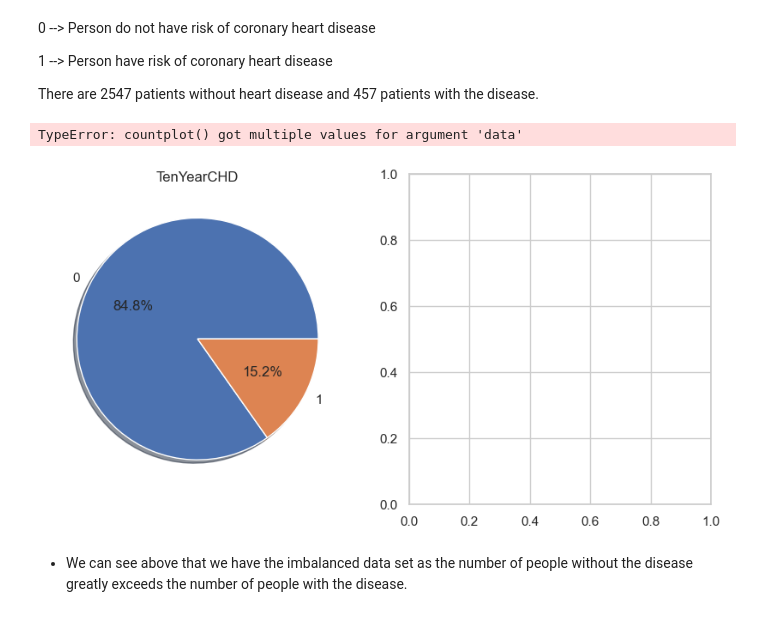
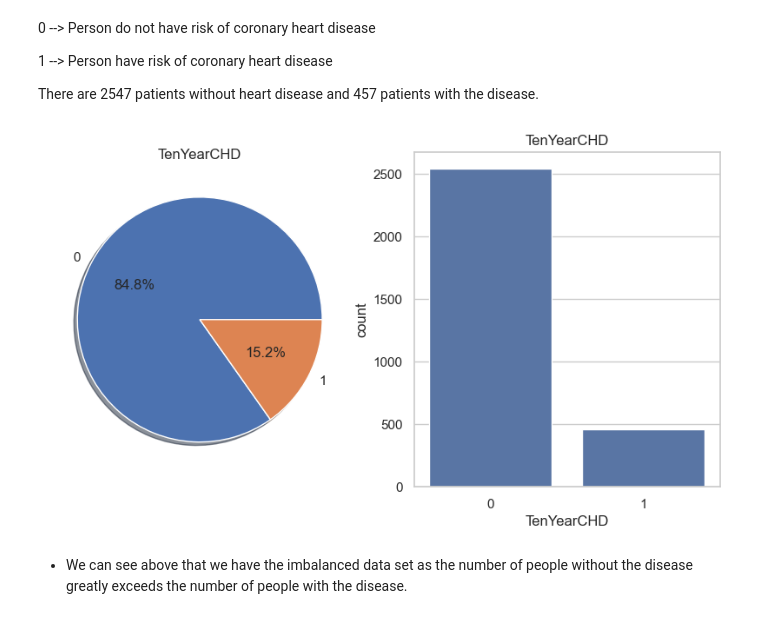
Before and after one commit to ManoharNaidu/Cardiovascular-Risk-Prediction, a Jupyter notebook: Cardiovascular_Risk_Prediction.ipynb, the cells around one changed output. Drawn from its saved outputs; the diff is of its cells as text; code cells hidden in the pictures.

```diff
--- a/Cardiovascular_Risk_Prediction.ipynb
+++ b/Cardiovascular_Risk_Prediction.ipynb
@@ -438,15 +419,14 @@ There are 2547 patients without heart disease and 457 patients with the disease.
 # %%
 #Plotting pie chart of target variable
 f,ax=plt.subplots(1,2,figsize=(10,5))
 df['TenYearCHD'].value_counts().plot.pie(autopct='%1.1f%%',ax=ax[0],shadow=True)
 ax[0].set_title('TenYearCHD')
 ax[0].set_ylabel('')
-sns.countplot('TenYearCHD',data=df,ax=ax[1])
+sns.countplot(x='TenYearCHD',data=df,ax=ax[1])
 ax[1].set_title('TenYearCHD')
 plt.show()
 # %% [output]
-TypeError: countplot() got multiple values for argument 'data'
-[figure, old version]
+[figure, new version]
 # %% [markdown]
 * We can see above that we have the imbalanced data set as the number of people without the disease greatly exceeds the number of people with the disease.
 # %% [markdown]
```
Also changed, not shown: parts of 38 cells of this notebook, 3 other files.
